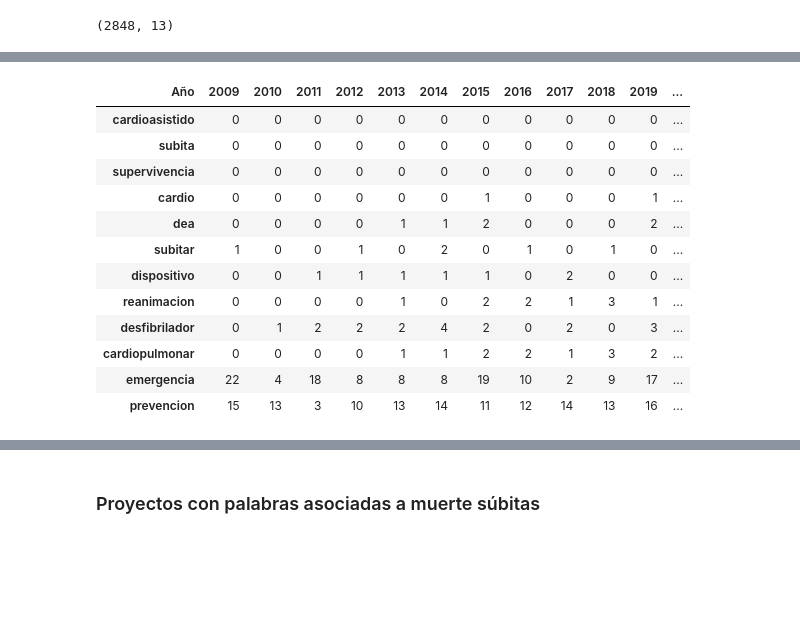
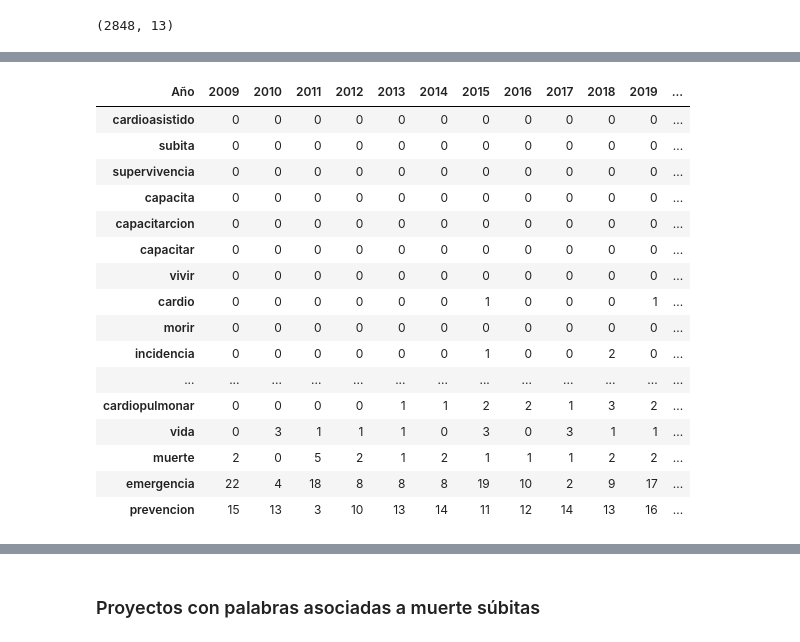
Before and after one commit to AmaliaGuaymasCanavire/iamas_iniciativasleg_salud, a Jupyter notebook: src/notebooks/5.3.contexto_cambio_semantico-muerte_subita.ipynb, the cells around one changed output, grey strips where cells are left out. Saved outputs shown, nothing was run; the diff lists cells and outputs as text; code cells hidden in the pictures; blank space fills up the shorter version.

```diff
--- a/src/notebooks/5.3.contexto_cambio_semantico-muerte_subita.ipynb
+++ b/src/notebooks/5.3.contexto_cambio_semantico-muerte_subita.ipynb
@@ -200,8 +200,8 @@ En general, por el promedio de similaridad semántica (0.628807 y 0.627456), no
 ### Palabras identificadas o asociadas con muerte súbita
 # %%
 # ms palabras
-ms_palabras = ['desfibrilador','cardiopulmonar','cardioasistido','cardio','subitar','subita','dea','dispositivo',
-               'emergencia','supervivencia','reanimacion','prevencion']
+ms_palabras = ['desfibrilador','cardiopulmonar','cardioasistido','cardio','subitar','subita','dea','dispositivo', 'muerte','vida','vivir','morir','capacitarcion','capacitar','capacita',
+               'emergencia','supervivencia','reanimacion','prevencion','incidencia']
 # %% [markdown]
 ### Distribución entre pares de períodos
 # %% [markdown]
@@ -300,7 +310,7 @@ vectores_por_palabra = {}
 vectores_promedio = {}
 
 def get_vector_modelo(vectores,periodo,i):
-    modelo = Word2Vec.load(alin_dir+"alin_" + str(2009)+'_'+str(i)+'.mdl')
+    modelo = Word2Vec.load(alin_dir+"alin_" + str(periodo)+'_'+str(i)+'.mdl')
     for palabra in modelo.wv.key_to_index:
         vectores[palabra].append(modelo.wv[palabra])
     return vectores
@@ -334,5 +344,4 @@ La vecindad de una palabra, son las top palabras más asociadas al periodo de 5
 # %%
-
 ## 2. Visualización del desplazamiento con t-SNE
 
 import numpy as np
@@ -380,6 +389,8 @@ def plot_neighbors_tsne(word, embeddings_by_period, alineados,periods, top_k=10)
 
 
         palabras_masSim = alineados[period].wv.most_similar(positive=[word], topn=top_k)
+        print(period)
+        print(palabras_masSim)
         neighbors = [ pal_peso[0] for pal_peso in palabras_masSim]
         #palabras_masSim_period1 = m2.wv.most_similar(positive=[palabra], topn=top_k)
         #neighbors = sorted(sims.items(), key=lambda x: x[1], reverse=True)[:top_k]
@@ -412,7 +423,8 @@ def plot_neighbors_tsne(word, embeddings_by_period, alineados,periods, top_k=10)
         if (period, period+5) not in legend_labels:
             continue
         color = color_map(i)
-        etiqueta = "["+str(period)+","+str(period+5)+")"
+        #etiqueta = "["+str(period)+","+str(period+5)+")"
+        etiqueta = str(period)
         handle = plt.scatter([], [], color=color, label=etiqueta)
         scatter_handles[period] = handle
 
@@ -486,7 +541,7 @@ import matplotlib.pyplot as plt
 import numpy as np
 from scipy.spatial.distance import cosine
 
-def plot_neighbors_tsne2(palabra_objetivo, vectores_promedio_por_periodo, vecinos=5, perplexity=5, figsize=(15, 10)):
+def plot_neighbors_tsne2(palabra_objetivo, vectores_promedio_por_periodo, vecinos=10, perplexity=5, figsize=(15, 10)):
     """
     Visualiza con t-SNE el cambio semántico de una palabra y sus vecinos a través de períodos.
 
@@ -671,23 +757,28 @@ Cantidad de proyectos asociados a las palabras vinculadas 'muerte súbita': 425
 # %%
-frecuencias_df = basetexto_df[['Año','desfibrilador', 'cardiopulmonar', 'cardioasistido', 'cardio',
-       'subitar', 'subita', 'dea', 'dispositivo', 'emergencia',
-       'supervivencia', 'reanimacion', 'prevencion']].groupby(['Año']).sum().T#reset_index()
-
+frecuencias_df = basetexto_df[['Año',
+       'desfibrilador', 'cardiopulmonar', 'cardioasistido', 'cardio',
+       'subitar', 'subita', 'dea', 'dispositivo', 'muerte', 'vida', 'vivir',
+       'morir', 'capacitarcion', 'capacitar', 'capacita', 'emergencia',
+       'supervivencia', 'reanimacion', 'prevencion', 'incidencia']].groupby(['Año']).sum().T#reset_index()
 frecuencias_df['total'] = frecuencias_df.sum(axis=1)
 frecuencias_df = frecuencias_df.sort_values('total', ascending=True).drop(columns='total')
 frecuencias_df
 # %% [output]
 | Año | 2009 | 2010 | 2011 | 2012 | 2013 | 2014 | 2015 | 2016 | 2017 | 2018 | 2019 | ... |
 | cardioasistido | 0 | 0 | 0 | 0 | 0 | 0 | 0 | 0 | 0 | 0 | 0 | ... |
 | subita | 0 | 0 | 0 | 0 | 0 | 0 | 0 | 0 | 0 | 0 | 0 | ... |
 | supervivencia | 0 | 0 | 0 | 0 | 0 | 0 | 0 | 0 | 0 | 0 | 0 | ... |
+| capacita | 0 | 0 | 0 | 0 | 0 | 0 | 0 | 0 | 0 | 0 | 0 | ... |
+| capacitarcion | 0 | 0 | 0 | 0 | 0 | 0 | 0 | 0 | 0 | 0 | 0 | ... |
+| capacitar | 0 | 0 | 0 | 0 | 0 | 0 | 0 | 0 | 0 | 0 | 0 | ... |
+| vivir | 0 | 0 | 0 | 0 | 0 | 0 | 0 | 0 | 0 | 0 | 0 | ... |
 | cardio | 0 | 0 | 0 | 0 | 0 | 0 | 1 | 0 | 0 | 0 | 1 | ... |
-| dea | 0 | 0 | 0 | 0 | 1 | 1 | 2 | 0 | 0 | 0 | 2 | ... |
-| subitar | 1 | 0 | 0 | 1 | 0 | 2 | 0 | 1 | 0 | 1 | 0 | ... |
-| dispositivo | 0 | 0 | 1 | 1 | 1 | 1 | 1 | 0 | 2 | 0 | 0 | ... |
-| reanimacion | 0 | 0 | 0 | 0 | 1 | 0 | 2 | 2 | 1 | 3 | 1 | ... |
-| desfibrilador | 0 | 1 | 2 | 2 | 2 | 4 | 2 | 0 | 2 | 0 | 3 | ... |
+| morir | 0 | 0 | 0 | 0 | 0 | 0 | 0 | 0 | 0 | 0 | 0 | ... |
+| incidencia | 0 | 0 | 0 | 0 | 0 | 0 | 1 | 0 | 0 | 2 | 0 | ... |
+| ... | ... | ... | ... | ... | ... | ... | ... | ... | ... | ... | ... | ... |
 | cardiopulmonar | 0 | 0 | 0 | 0 | 1 | 1 | 2 | 2 | 1 | 3 | 2 | ... |
+| vida | 0 | 3 | 1 | 1 | 1 | 0 | 3 | 0 | 3 | 1 | 1 | ... |
+| muerte | 2 | 0 | 5 | 2 | 1 | 2 | 1 | 1 | 1 | 2 | 2 | ... |
 | emergencia | 22 | 4 | 18 | 8 | 8 | 8 | 19 | 10 | 2 | 9 | 17 | ... |
 | prevencion | 15 | 13 | 3 | 10 | 13 | 14 | 11 | 12 | 14 | 13 | 16 | ... |
 # %%
```
Also changed, not shown: parts of 40 cells of this notebook.
